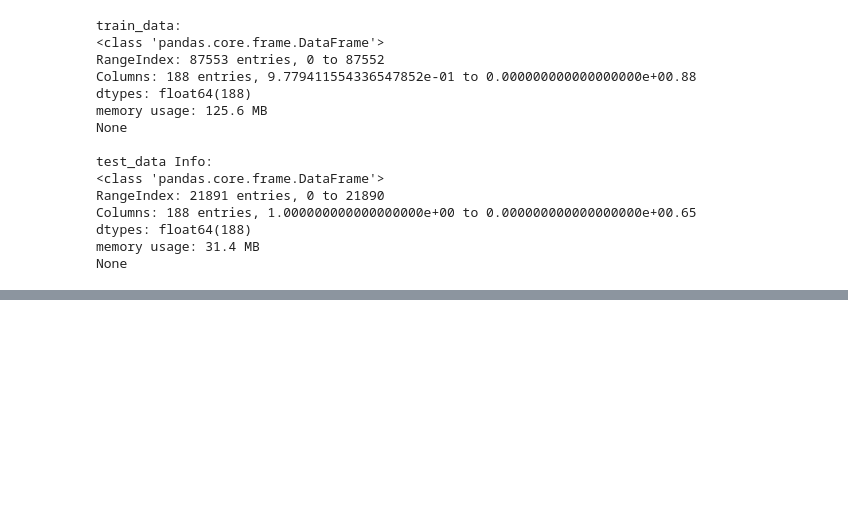
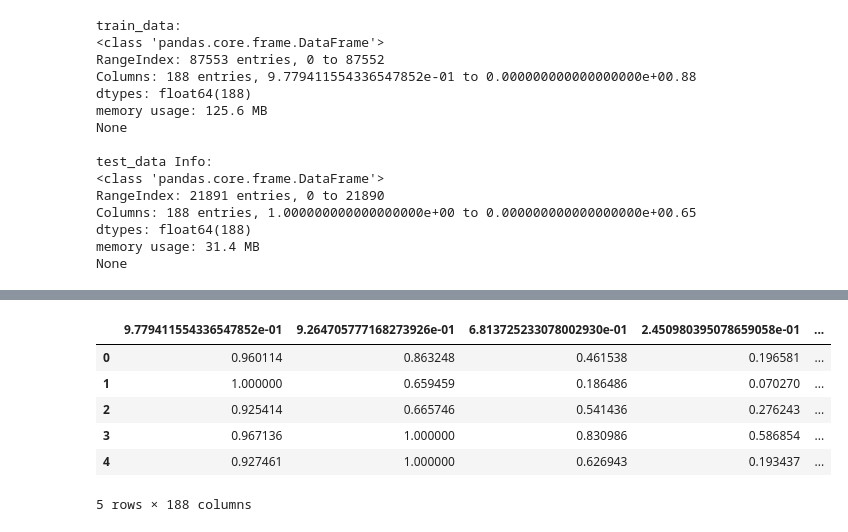
Before and after one commit to Vasanthkabilan/DataMining, a Jupyter notebook: Data_Mining_Project/Data_Mining_Project.ipynb, the cells around one changed output, grey strips where cells are left out. Cells and saved outputs as stored; diff of their text form; code cells hidden in the pictures; blank space fills up the shorter version.

```diff
--- a/Data_Mining_Project/Data_Mining_Project.ipynb
+++ b/Data_Mining_Project/Data_Mining_Project.ipynb
@@ -35,0 +85,11 @@ None
+# %%
+# Printing first five rows of train_data
+train_data.head(5)
+# %% [output]
+|  | 9.779411554336547852e-01 | 9.264705777168273926e-01 | 6.813725233078002930e-01 | 2.450980395078659058e-01 | ... |
+| 0 | 0.960114 | 0.863248 | 0.461538 | 0.196581 | ... |
+| 1 | 1.000000 | 0.659459 | 0.186486 | 0.070270 | ... |
+| 2 | 0.925414 | 0.665746 | 0.541436 | 0.276243 | ... |
+| 3 | 0.967136 | 1.000000 | 0.830986 | 0.586854 | ... |
+| 4 | 0.927461 | 1.000000 | 0.626943 | 0.193437 | ... |
+5 rows × 188 columns
```
Also changed, not shown: parts of 14 cells of this notebook, 1 other file.
